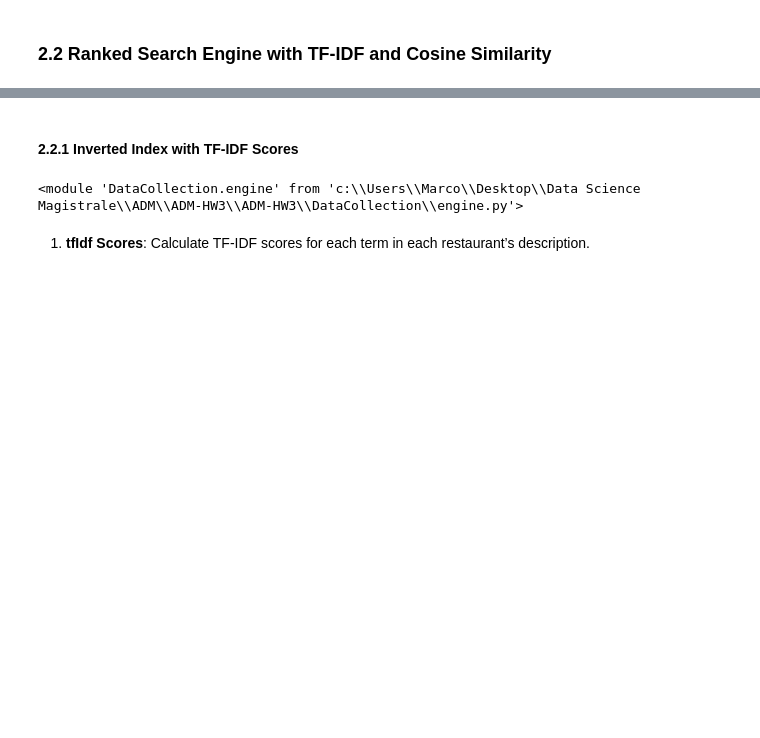
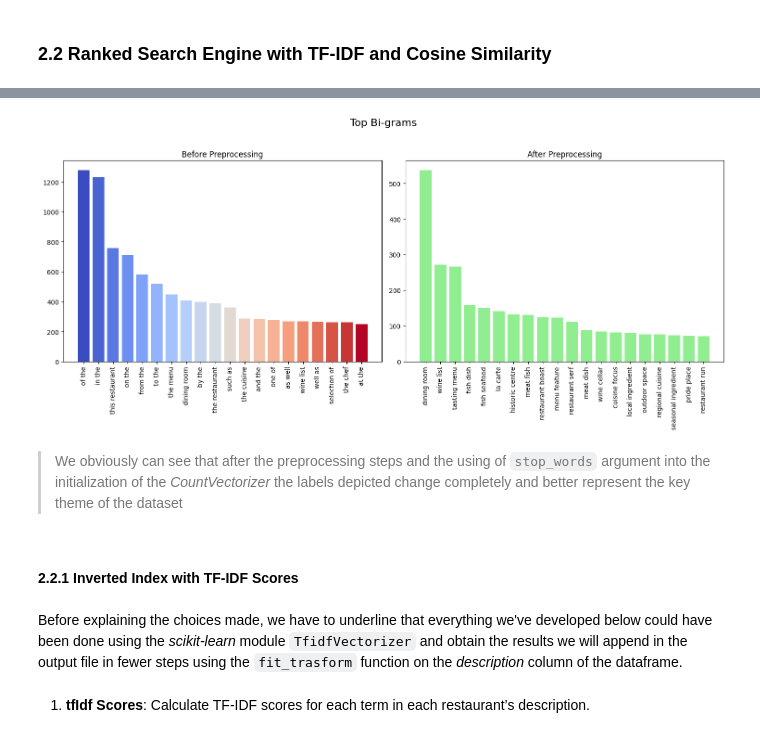
Before and after one commit to zimmy11/ADM-HW3, a Jupyter notebook: main.ipynb, the cells around one changed output, grey strips where cells are left out. Drawn from its saved outputs; the diff is of its cells as text; code cells hidden in the pictures; blank space fills up the shorter version.

```diff
--- a/main.ipynb
+++ b/main.ipynb
@@ -553,9 +574,12 @@ print(results)
+# %%
+functions.visualize_frequency(df)
+# %% [output]
+[figure, added]
+# %% [markdown]
+> We obviously can see that after the preprocessing steps and the using of `stop_words` argument into the initialization of the *CountVectorizer* the labels depicted change completely and better represent the key theme of the dataset
 # %% [markdown]
 #### **2.2.1 Inverted Index with TF-IDF Scores**
-# %%
-import importlib
-importlib.reload(engine)
-# %% [output]
-<module 'DataCollection.engine' from 'c:\\Users\\Marco\\Desktop\\Data Science Magistrale\\ADM\\ADM-HW3\\ADM-HW3\\DataCollection\\engine.py'>
+# %% [markdown]
+Before explaining the choices made, we have to underline that everything we've developed below could have been done using the *scikit-learn* module `TfidfVectorizer` and obtain the results we will append in the output file in fewer steps using the `fit_trasform` function on the *description* column of the dataframe.
 # %% [markdown]
 1. **tfIdf Scores**: Calculate TF-IDF scores for each term in each restaurant’s description.
```
Also changed, not shown: parts of 30 cells of this notebook, 9 other files.
